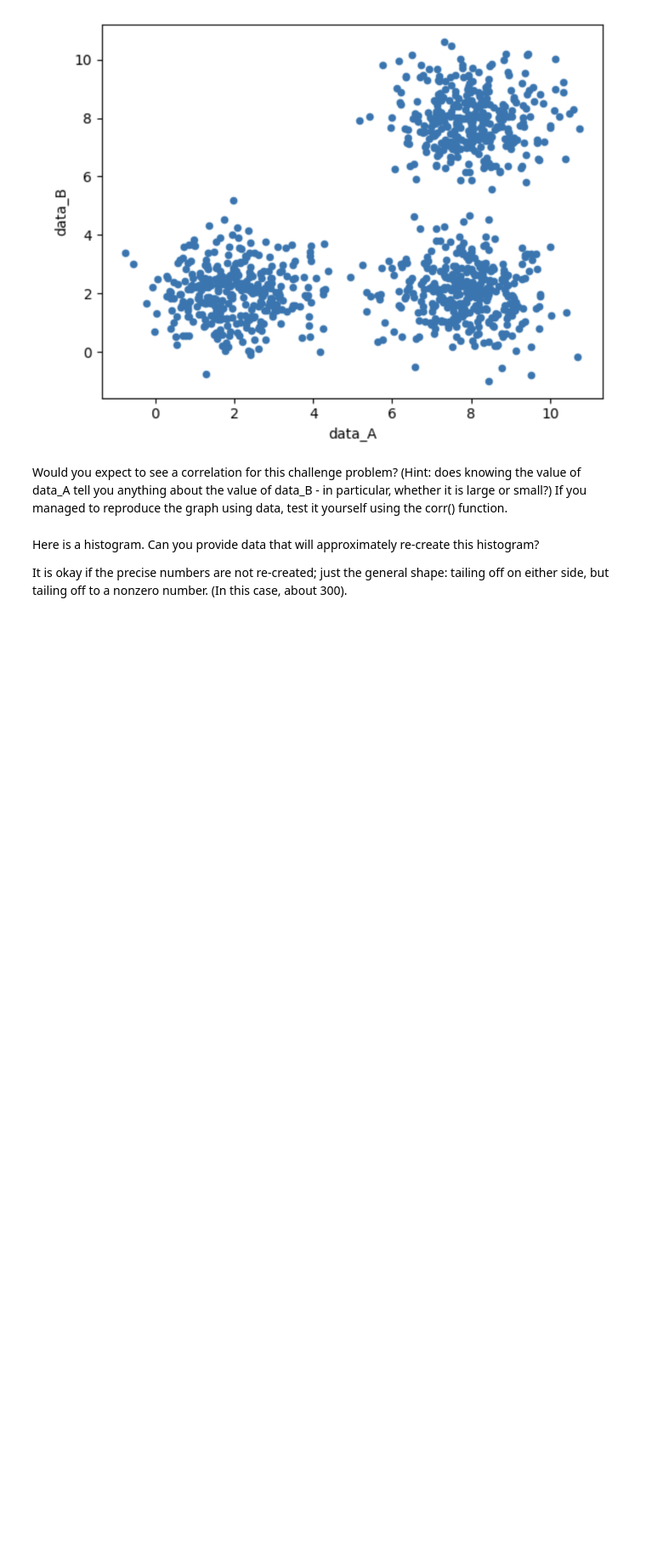
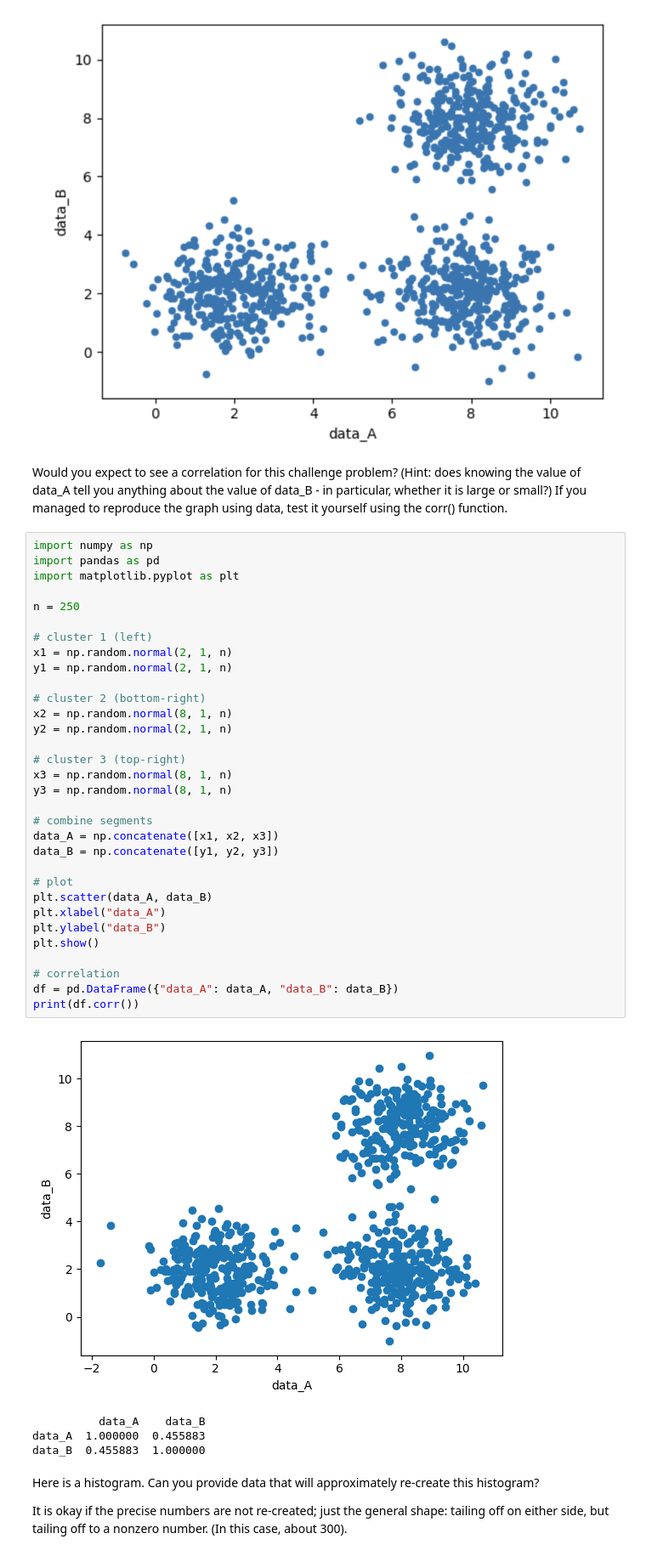
Before and after one commit to SalhaMo/Module-B-semester-2, a Jupyter notebook: Week5-concealed-answer.ipynb, the cells around one changed output. Shown at 85% size. Cells and saved outputs as stored; diff of their text form; blank space fills up the shorter version.

```diff
--- a/Week5-concealed-answer.ipynb
+++ b/Week5-concealed-answer.ipynb
@@ -158,6 +215,43 @@ Image("threeclouds.png")
 [figure]
 # %% [markdown]
 Would you expect to see a correlation for this challenge problem?  (Hint: does knowing the value of data_A tell you anything about the value of data_B - in particular, whether it is large or small?)  If you managed to reproduce the graph using data, test it yourself using the corr() function.
+# %%
+import numpy as np
+import pandas as pd
+import matplotlib.pyplot as plt
+
+n = 250
+
+# cluster 1 (left)
+x1 = np.random.normal(2, 1, n)
+y1 = np.random.normal(2, 1, n)
+
+# cluster 2 (bottom-right)
+x2 = np.random.normal(8, 1, n)
+y2 = np.random.normal(2, 1, n)
+
+# cluster 3 (top-right)
+x3 = np.random.normal(8, 1, n)
+y3 = np.random.normal(8, 1, n)
+
+# combine segments
+data_A = np.concatenate([x1, x2, x3])
+data_B = np.concatenate([y1, y2, y3])
+
+# plot
+plt.scatter(data_A, data_B)
+plt.xlabel("data_A")
+plt.ylabel("data_B")
+plt.show()
+
+# correlation
+df = pd.DataFrame({"data_A": data_A, "data_B": data_B})
+print(df.corr())
+# %% [output]
+[figure, added]
+          data_A    data_B
+data_A  1.000000  0.455883
+data_B  0.455883  1.000000
 # %% [markdown]
 Here is a histogram.  Can you provide data that will approximately re-create this histogram?
 
```
Also changed, not shown: parts of 9 cells of this notebook.
